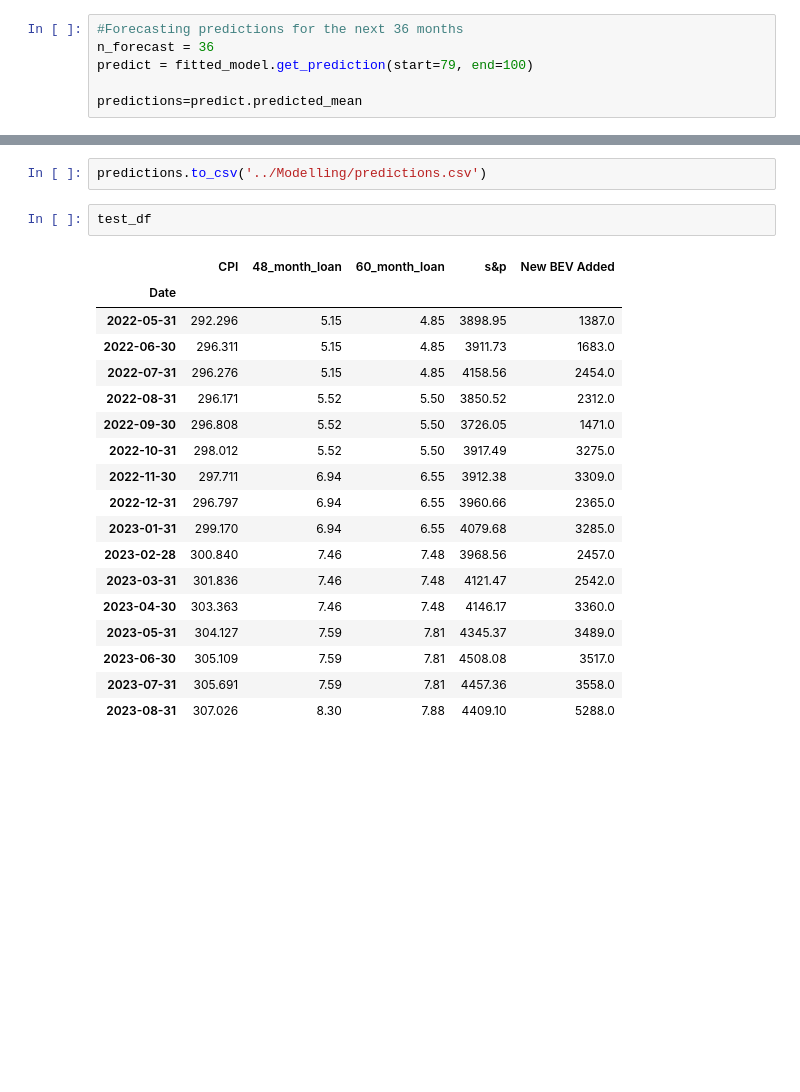
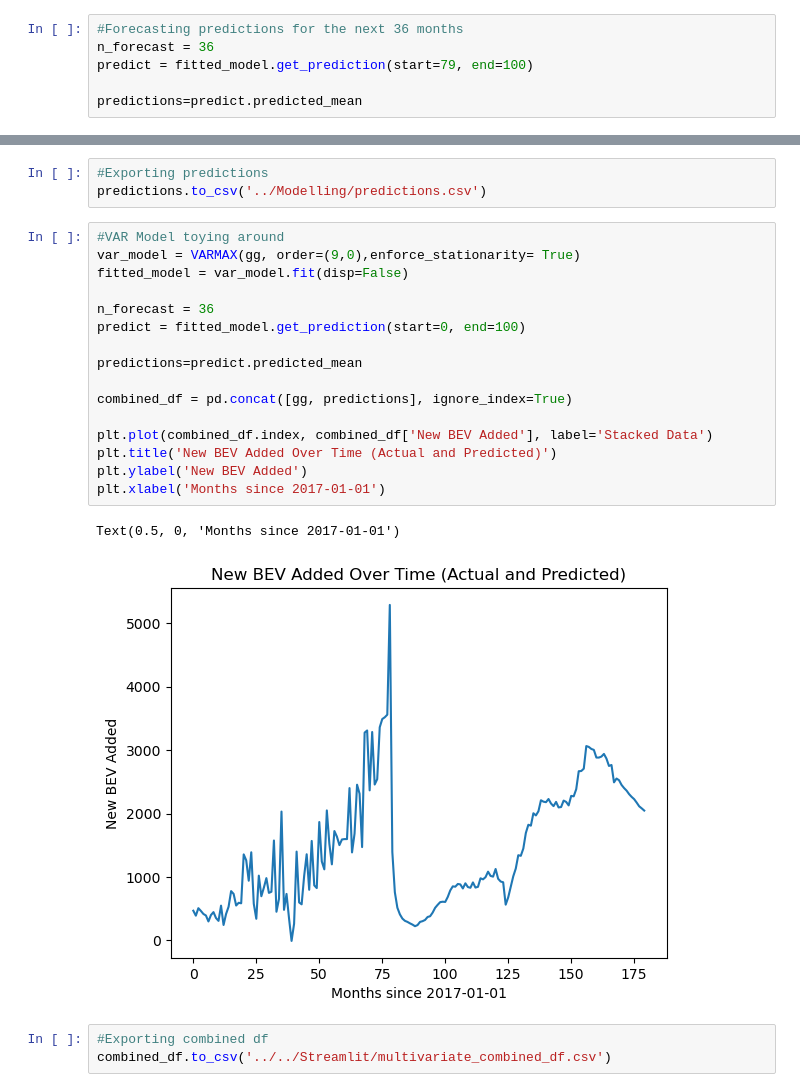
Before and after one commit to bamarasingam/BEV-growth-washington, a Jupyter notebook: Notebooks/Modelling/MultivariateTimeSeriesVAR.ipynb, the cells around one changed output, grey strips where cells are left out. Drawn from its saved outputs; the diff is of its cells as text; blank space fills up the shorter version.

```diff
--- a/Notebooks/Modelling/MultivariateTimeSeriesVAR.ipynb
+++ b/Notebooks/Modelling/MultivariateTimeSeriesVAR.ipynb
@@ -594,23 +611,25 @@ len(test_df)
 # %%
+#Exporting predictions
 predictions.to_csv('../Modelling/predictions.csv')
-# %%
-test_df
-# %% [output]
-|  | CPI | 48_month_loan | 60_month_loan | s&p | New BEV Added |
-| Date |  |  |  |  |  |
-| 2022-05-31 | 292.296 | 5.15 | 4.85 | 3898.95 | 1387.0 |
-| 2022-06-30 | 296.311 | 5.15 | 4.85 | 3911.73 | 1683.0 |
-| 2022-07-31 | 296.276 | 5.15 | 4.85 | 4158.56 | 2454.0 |
-| 2022-08-31 | 296.171 | 5.52 | 5.50 | 3850.52 | 2312.0 |
-| 2022-09-30 | 296.808 | 5.52 | 5.50 | 3726.05 | 1471.0 |
-| 2022-10-31 | 298.012 | 5.52 | 5.50 | 3917.49 | 3275.0 |
-| 2022-11-30 | 297.711 | 6.94 | 6.55 | 3912.38 | 3309.0 |
-| 2022-12-31 | 296.797 | 6.94 | 6.55 | 3960.66 | 2365.0 |
-| 2023-01-31 | 299.170 | 6.94 | 6.55 | 4079.68 | 3285.0 |
-| 2023-02-28 | 300.840 | 7.46 | 7.48 | 3968.56 | 2457.0 |
-| 2023-03-31 | 301.836 | 7.46 | 7.48 | 4121.47 | 2542.0 |
-| 2023-04-30 | 303.363 | 7.46 | 7.48 | 4146.17 | 3360.0 |
-| 2023-05-31 | 304.127 | 7.59 | 7.81 | 4345.37 | 3489.0 |
-| 2023-06-30 | 305.109 | 7.59 | 7.81 | 4508.08 | 3517.0 |
-| 2023-07-31 | 305.691 | 7.59 | 7.81 | 4457.36 | 3558.0 |
-| 2023-08-31 | 307.026 | 8.30 | 7.88 | 4409.10 | 5288.0 |
+# %%
+#VAR Model toying around
+var_model = VARMAX(gg, order=(9,0),enforce_stationarity= True)
+fitted_model = var_model.fit(disp=False)
+
+n_forecast = 36
+predict = fitted_model.get_prediction(start=0, end=100)
+
+predictions=predict.predicted_mean
+
+combined_df = pd.concat([gg, predictions], ignore_index=True)
+
+plt.plot(combined_df.index, combined_df['New BEV Added'], label='Stacked Data')
+plt.title('New BEV Added Over Time (Actual and Predicted)')
+plt.ylabel('New BEV Added')
+plt.xlabel('Months since 2017-01-01')
+# %% [output]
+Text(0.5, 0, 'Months since 2017-01-01')
+[figure, added]
+# %%
+#Exporting combined df
+combined_df.to_csv('../../Streamlit/multivariate_combined_df.csv')
```
Also changed, not shown: parts of 16 cells of this notebook, 3 other files.
